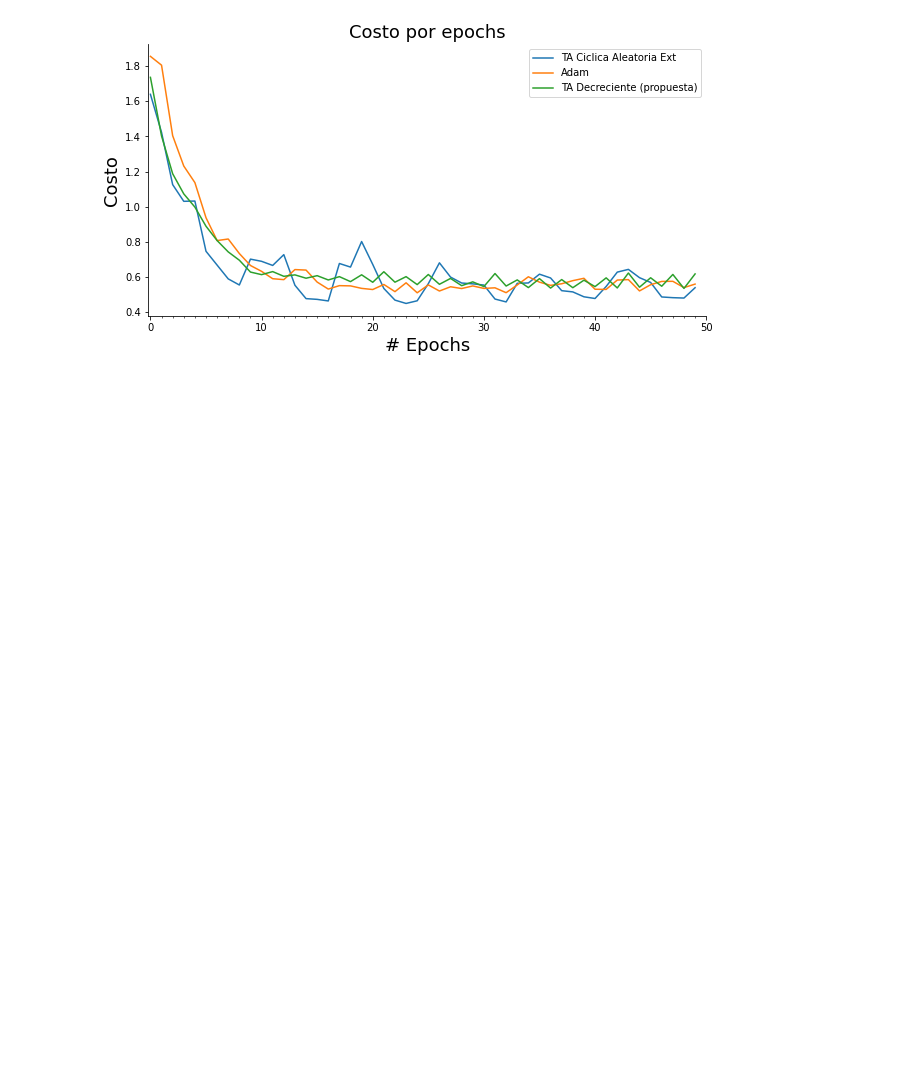
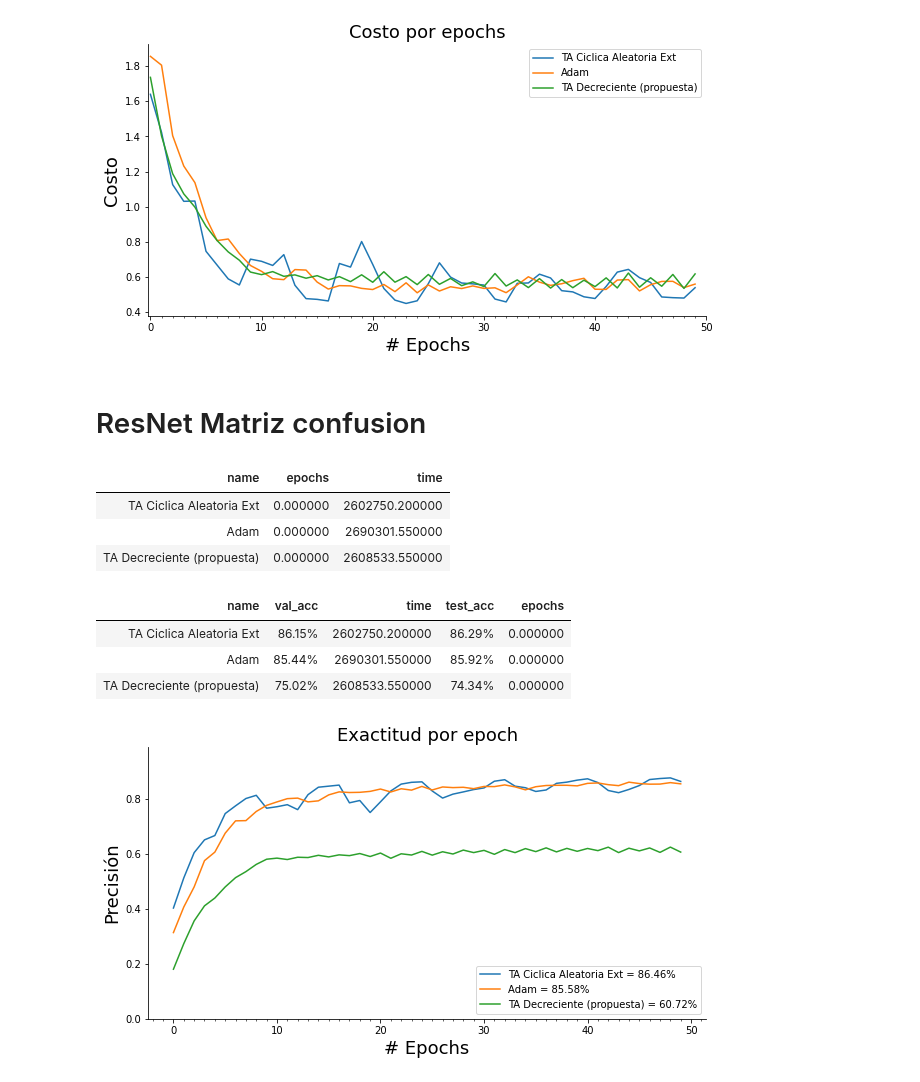
Before and after one commit to DenisPerez/NN_Tests_DG, a Jupyter notebook: Experimentos_Graficas.ipynb, the cells around one changed output. Saved outputs shown, nothing was run; the diff lists cells and outputs as text; code cells hidden in the pictures; blank space fills up the shorter version.

```diff
--- a/Experimentos_Graficas.ipynb
+++ b/Experimentos_Graficas.ipynb
@@ -388,3 +337,5 @@ ax.legend()
 plt.show()
 # %% [output]
 [figure]
+# %% [markdown]
+# ResNet Matriz confusion
@@ -390,0 +458,51 @@ plt.show()
+# %%
+resultados_df_res = resultados_df_res.sort_values(by=['epochs'],ascending=True)
+resultados_df_res[['name','epochs','time']].style.hide_index()
+# %% [output]
+| name | epochs | time |
+| TA Ciclica Aleatoria Ext | 0.000000 | 2602750.200000 |
+| Adam | 0.000000 | 2690301.550000 |
+| TA Decreciente (propuesta) | 0.000000 | 2608533.550000 |
+# %%
+resultados_df_res = resultados_df_res.sort_values(by=['test_acc'],ascending=False)
+resultados_df_res[['name','val_acc','time','test_acc', 'epochs']].style.hide_index()
+# %% [output]
+| name | val_acc | time | test_acc | epochs |
+| TA Ciclica Aleatoria Ext | 86.15% | 2602750.200000 | 86.29% | 0.000000 |
+| Adam | 85.44% | 2690301.550000 | 85.92% | 0.000000 |
+| TA Decreciente (propuesta) | 75.02% | 2608533.550000 | 74.34% | 0.000000 |
+# %%
+bbox = dict(boxstyle ="round", fc ="1")
+arrowprops = dict(
+    arrowstyle = "->")
+offset = 72
+
+fig, ax = plt.subplots(figsize=(10, 5))
+
+for k1 in resultados_df.index:
+    ax.plot(range(len(resultados_df.loc[k1,'val_acc_list'])),
+        resultados_df.loc[k1,'val_acc_list'],
+        label='{name} = {acc}%'.format(name= resultados_df.loc[k1,'name'],
+                                    acc = round(resultados_df.loc[k1,'val_acc_list'][-1] * 100 , 2)))
+
+plt.title('Exactitud por epoch', fontsize = 18)
+
+#ax.set_xlim([0, 50])
+ax.set_ylim([0, 0.990])
+#plt.yscale('log')
+
+ax.set_xlabel('# Epochs', fontsize = 18)
+ax.set_ylabel('Precisión', fontsize = 18)
+ax.spines['top'].set_visible(False)
+ax.spines['right'].set_visible(False)
+ax.xaxis.set_major_locator(MultipleLocator(10))
+ax.xaxis.set_minor_locator(MultipleLocator(1))
+ax.legend()
+
+# ax.annotate('data = (%.1f, %.1f)'%(14, 0.95),
+#             (14, 0.95), xytext =(1 + 14,0.95),
+#             textcoords ='offset points',
+#             bbox = bbox, arrowprops = arrowprops)
+plt.show()
+# %% [output]
+[figure, added]
```
Also changed, not shown: parts of 18 cells of this notebook.
